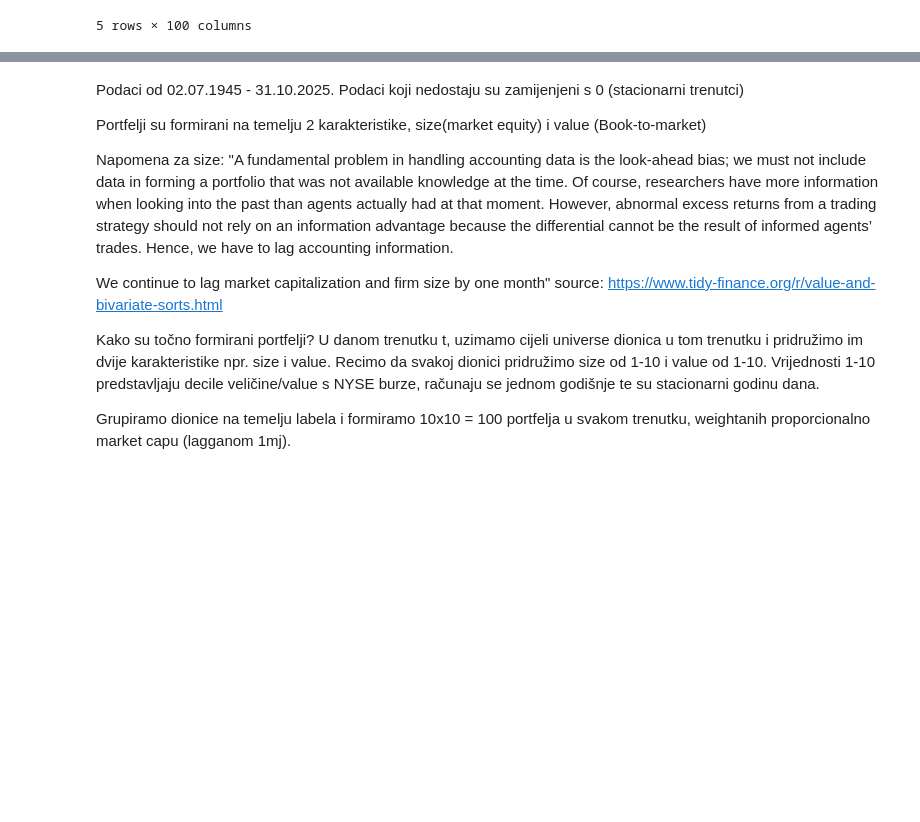
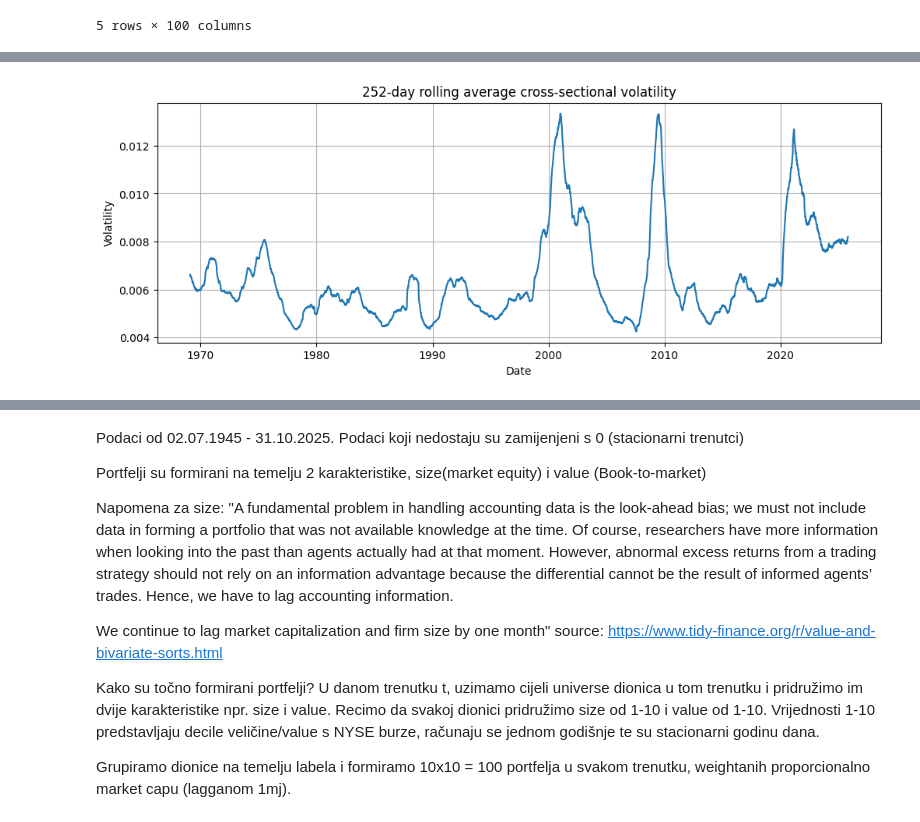
Before and after one commit to evucelic/Diplomski-Projekt, a Jupyter notebook: main.ipynb, the cells around one changed output, grey strips where cells are left out. Cells and saved outputs as stored; diff of their text form; code cells hidden in the pictures; blank space fills up the shorter version.

```diff
--- a/main.ipynb
+++ b/main.ipynb
@@ -99,0 +88,12 @@ plt.show()
+# %%
+market_like_vol = data_filtered_sample.std(axis=1).rolling(252).mean()
+
+plt.figure(figsize=(12, 4))
+plt.plot(market_like_vol.index, market_like_vol)
+plt.title("252-day rolling average cross-sectional volatility")
+plt.xlabel("Date")
+plt.ylabel("Volatility")
+plt.grid(True)
+plt.show()
+# %% [output]
+[figure, added]
```
Also changed, not shown: parts of 18 cells of this notebook.
